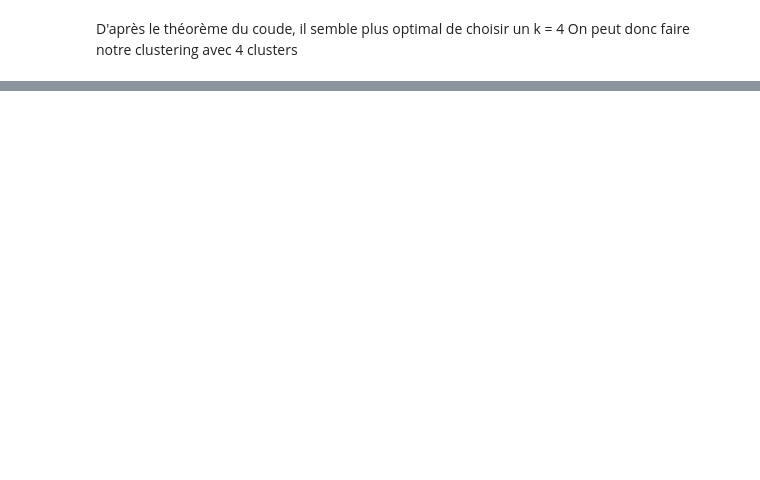
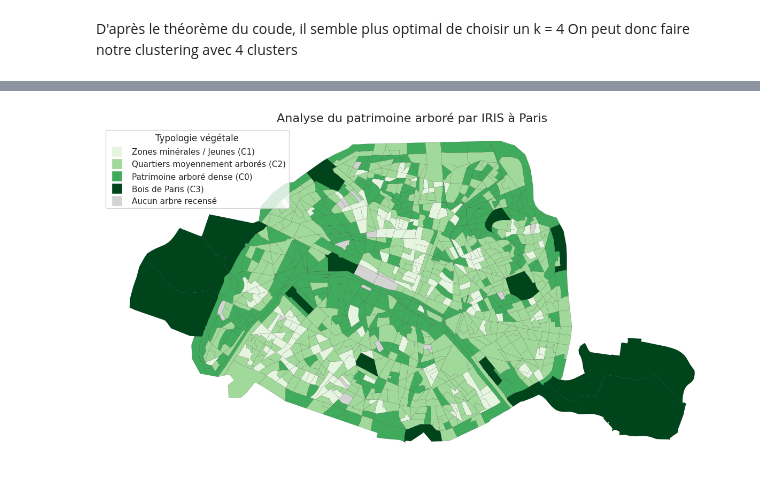
Before and after one commit to RaphaelCarrere/les_arbres, a Jupyter notebook: notebook/Les_arbres_de_Paris.ipynb, the cells around one changed output, grey strips where cells are left out. Drawn from its saved outputs; the diff is of its cells as text; code cells hidden in the pictures; blank space fills up the shorter version.

```diff
--- a/notebook/Les_arbres_de_Paris.ipynb
+++ b/notebook/Les_arbres_de_Paris.ipynb
@@ -228,16 +294,18 @@ En affichant les moyennes de hauteurs, circonferences et nombre par cluster, on
 On peut maintenant représenter nos clusters sur une carte:
 # %%
 couleurs_vertes = {
-    "1.0": "#e5f5e0",
-    "2.0": "#a1d99b",
-    "0.0": "#41ab5d",
-    "3.0": "#00441b",
+    "1.0": "#00441b",
+    "2.0": "#41ab5d",
+    "0.0": "#a1d99b",
+    "3.0": "#e5f5e0",
     "Sans arbres": "#D3D3D3"
 }
 
 
 map_df = iris.merge(iris_clustered[['code_iris', 'cluster']], on='code_iris', how='left')
 
 map_df['cluster'] = map_df['cluster'].fillna("Sans arbres")
 
 utils.plot_map_cluster(map_df, couleurs_vertes)
+# %% [output]
+[figure, added]
```
Also changed, not shown: parts of 8 cells of this notebook, 1 other file.
